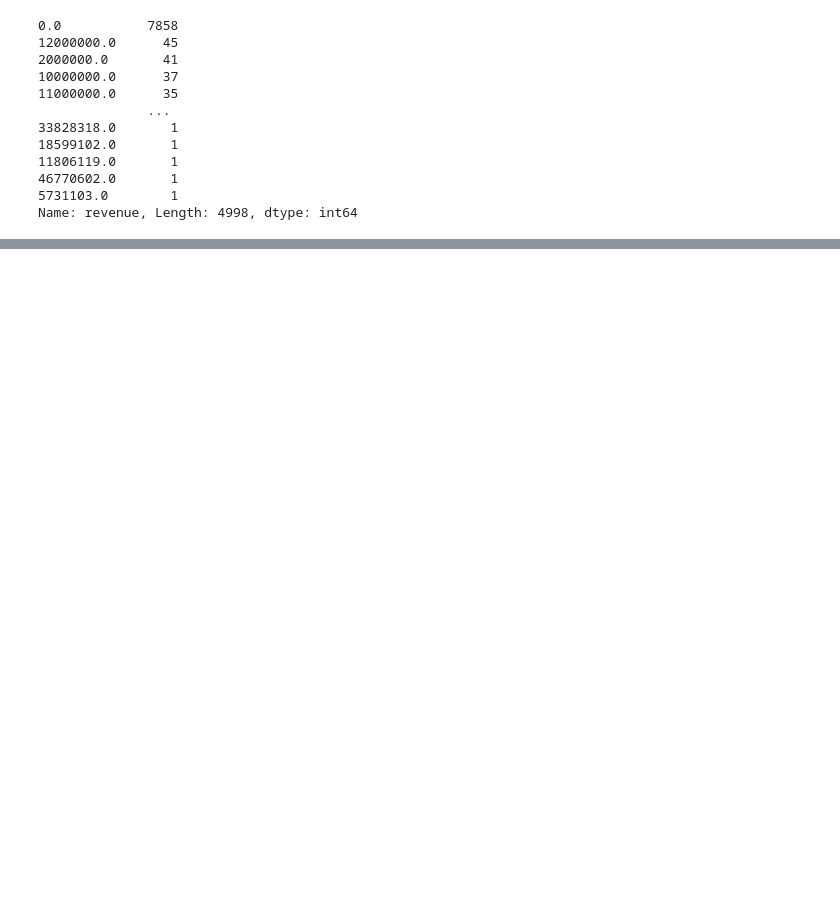
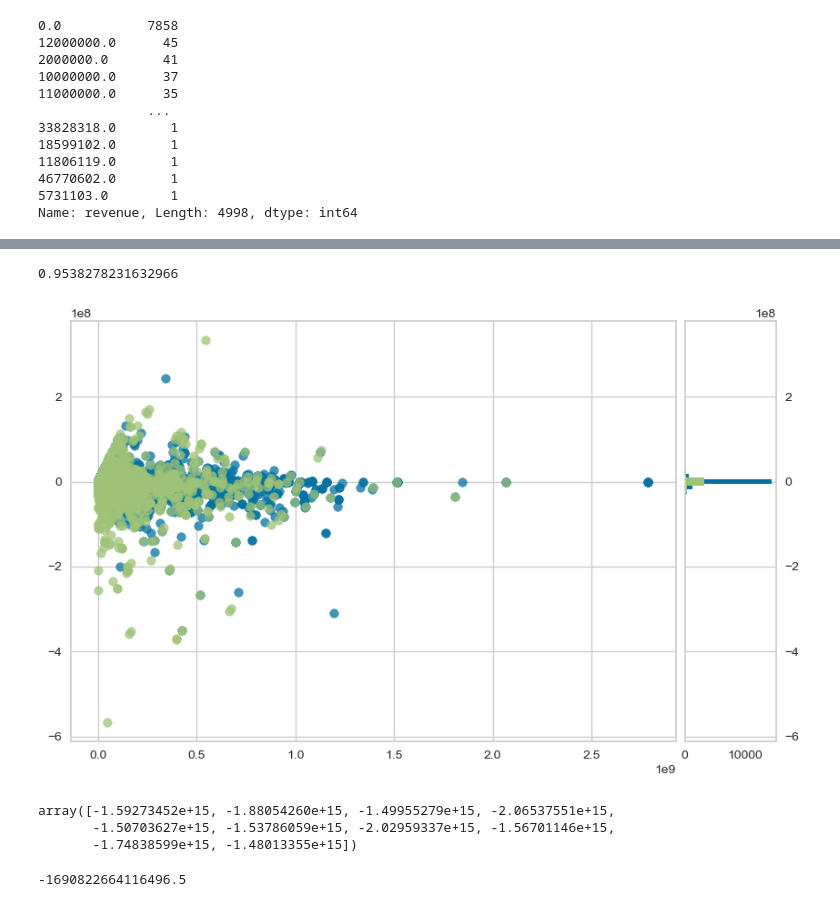
Before and after one commit to KurtOtto90/Final_Project, a Jupyter notebook: Movie_Prediction_Analysis.ipynb, the cells around one changed output, grey strips where cells are left out. Drawn from its saved outputs; the diff is of its cells as text; code cells hidden in the pictures; blank space fills up the shorter version.

```diff
--- a/Movie_Prediction_Analysis.ipynb
+++ b/Movie_Prediction_Analysis.ipynb
@@ -212,0 +247,11 @@ print(classification_report_imbalanced(y_test, y_pred))
+# %%
+# Plotting the residuals
+from yellowbrick.regressor import ResidualsPlot
+#from yellowbrick.regressor import proof
+visualizer = ResidualsPlot(Revenue_rf)
+visualizer.fit(X_train, y_train)
+visualizer.score(X_test, y_test)
+#visualizer.proof()
+# %% [output]
+0.9538278231632966
+[figure, added]
@@ -212,0 +266,11 @@ print(classification_report_imbalanced(y_test, y_pred))
+# %%
+score_train
+# %% [output]
+array([-1.59273452e+15, -1.88054260e+15, -1.49955279e+15, -2.06537551e+15,
+       -1.50703627e+15, -1.53786059e+15, -2.02959337e+15, -1.56701146e+15,
+       -1.74838599e+15, -1.48013355e+15])
+# %%
+# The mean score
+print(np.mean(score_train))
+# %% [output]
+-1690822664116496.5
```
Also changed, not shown: parts of 55 cells of this notebook, 3 other files.
